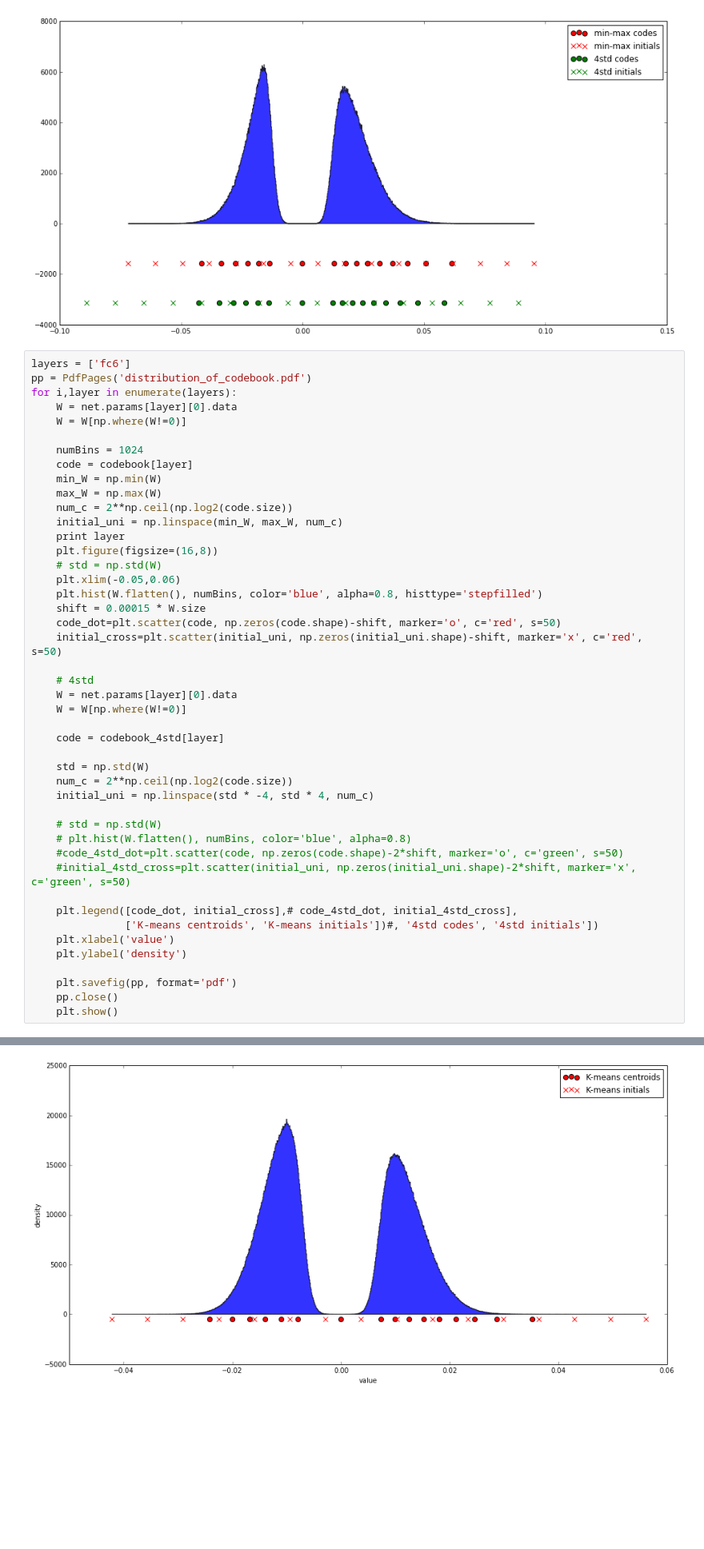
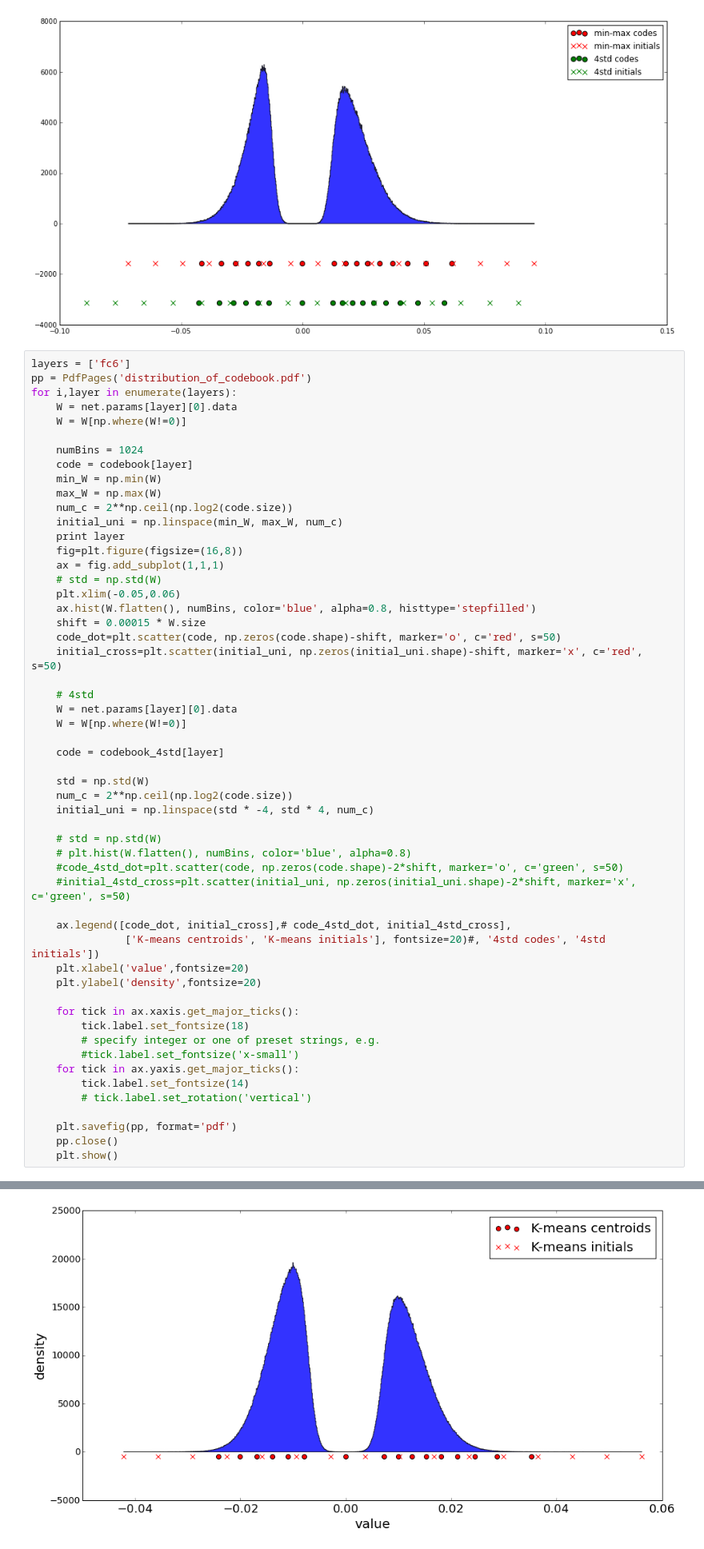
Before and after one commit to gaush123/NeuralCompression, a Jupyter notebook: 1_scripts/visulize/plot_distribution_of_codebook_alexnet.ipynb, the cells around one changed output, grey strips where cells are left out. Shown: that part at 80% size. Cells and saved outputs as stored; diff of their text form; blank space fills up the shorter version.

```diff
--- a/1_scripts/visulize/plot_distribution_of_codebook_alexnet.ipynb
+++ b/1_scripts/visulize/plot_distribution_of_codebook_alexnet.ipynb
@@ -129,37 +129,46 @@ for i,layer in enumerate(layers):
     num_c = 2**np.ceil(np.log2(code.size))
     initial_uni = np.linspace(min_W, max_W, num_c)
     print layer
-    plt.figure(figsize=(16,8))
+    fig=plt.figure(figsize=(16,8))
+    ax = fig.add_subplot(1,1,1)
     # std = np.std(W)
     plt.xlim(-0.05,0.06)
-    plt.hist(W.flatten(), numBins, color='blue', alpha=0.8, histtype='stepfilled')
+    ax.hist(W.flatten(), numBins, color='blue', alpha=0.8, histtype='stepfilled')
     shift = 0.00015 * W.size
     code_dot=plt.scatter(code, np.zeros(code.shape)-shift, marker='o', c='red', s=50)
     initial_cross=plt.scatter(initial_uni, np.zeros(initial_uni.shape)-shift, marker='x', c='red', s=50)
 
     # 4std
     W = net.params[layer][0].data
     W = W[np.where(W!=0)]
 
     code = codebook_4std[layer]
 
     std = np.std(W)
     num_c = 2**np.ceil(np.log2(code.size))
     initial_uni = np.linspace(std * -4, std * 4, num_c)
 
     # std = np.std(W)
     # plt.hist(W.flatten(), numBins, color='blue', alpha=0.8)
     #code_4std_dot=plt.scatter(code, np.zeros(code.shape)-2*shift, marker='o', c='green', s=50)
     #initial_4std_cross=plt.scatter(initial_uni, np.zeros(initial_uni.shape)-2*shift, marker='x', c='green', s=50)
 
-    plt.legend([code_dot, initial_cross],# code_4std_dot, initial_4std_cross],
-               ['K-means centroids', 'K-means initials'])#, '4std codes', '4std initials'])
-    plt.xlabel('value')
-    plt.ylabel('density')
+    ax.legend([code_dot, initial_cross],# code_4std_dot, initial_4std_cross],
+               ['K-means centroids', 'K-means initials'], fontsize=20)#, '4std codes', '4std initials'])
+    plt.xlabel('value',fontsize=20)
+    plt.ylabel('density',fontsize=20)
+
+    for tick in ax.xaxis.get_major_ticks():
+        tick.label.set_fontsize(18)
+        # specify integer or one of preset strings, e.g.
+        #tick.label.set_fontsize('x-small')
+    for tick in ax.yaxis.get_major_ticks():
+        tick.label.set_fontsize(14)
+        # tick.label.set_rotation('vertical')
 
     plt.savefig(pp, format='pdf')
     pp.close()
     plt.show()
 # %% [output]
 fc6
-[figure, old version]
+[figure, new version]
```
Also changed, not shown: parts of 4 cells of this notebook, 1 other file.
